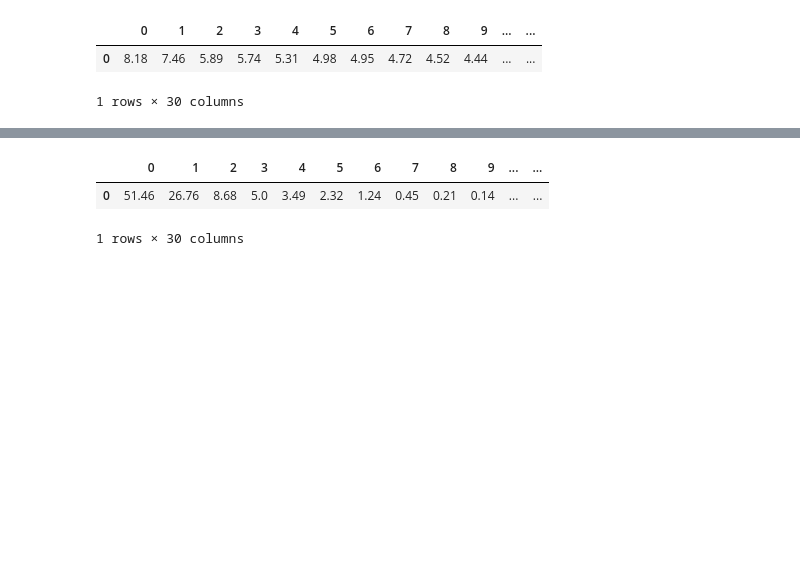
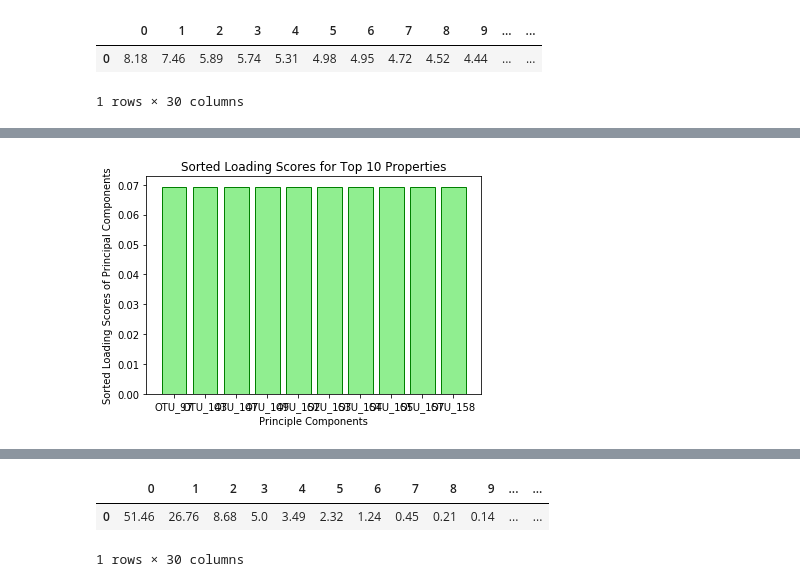
Before and after one commit to kaykrish/comab, a Jupyter notebook: oad_pca1_of_overall.ipynb, the cells around one changed output, grey strips where cells are left out. Saved outputs shown, nothing was run; the diff lists cells and outputs as text; code cells hidden in the pictures; blank space fills up the shorter version.

```diff
--- a/oad_pca1_of_overall.ipynb
+++ b/oad_pca1_of_overall.ipynb
@@ -95,0 +284,9 @@ plt.show()
+# %%
+#Rough plot of top ten PCs
+plt.bar(list(sorted_ls.index)[0:10],sorted_ls['Loading Score'].iloc[0:10], color = 'lightgreen', edgecolor = 'g')
+plt.ylabel('Sorted Loading Scores of Principal Components')
+plt.xlabel('Principle Components')
+plt.title('Sorted Loading Scores for Top 10 Properties')
+plt.show()
+# %% [output]
+[figure, added]
```
Also changed, not shown: parts of 24 cells of this notebook, 3 other files.
